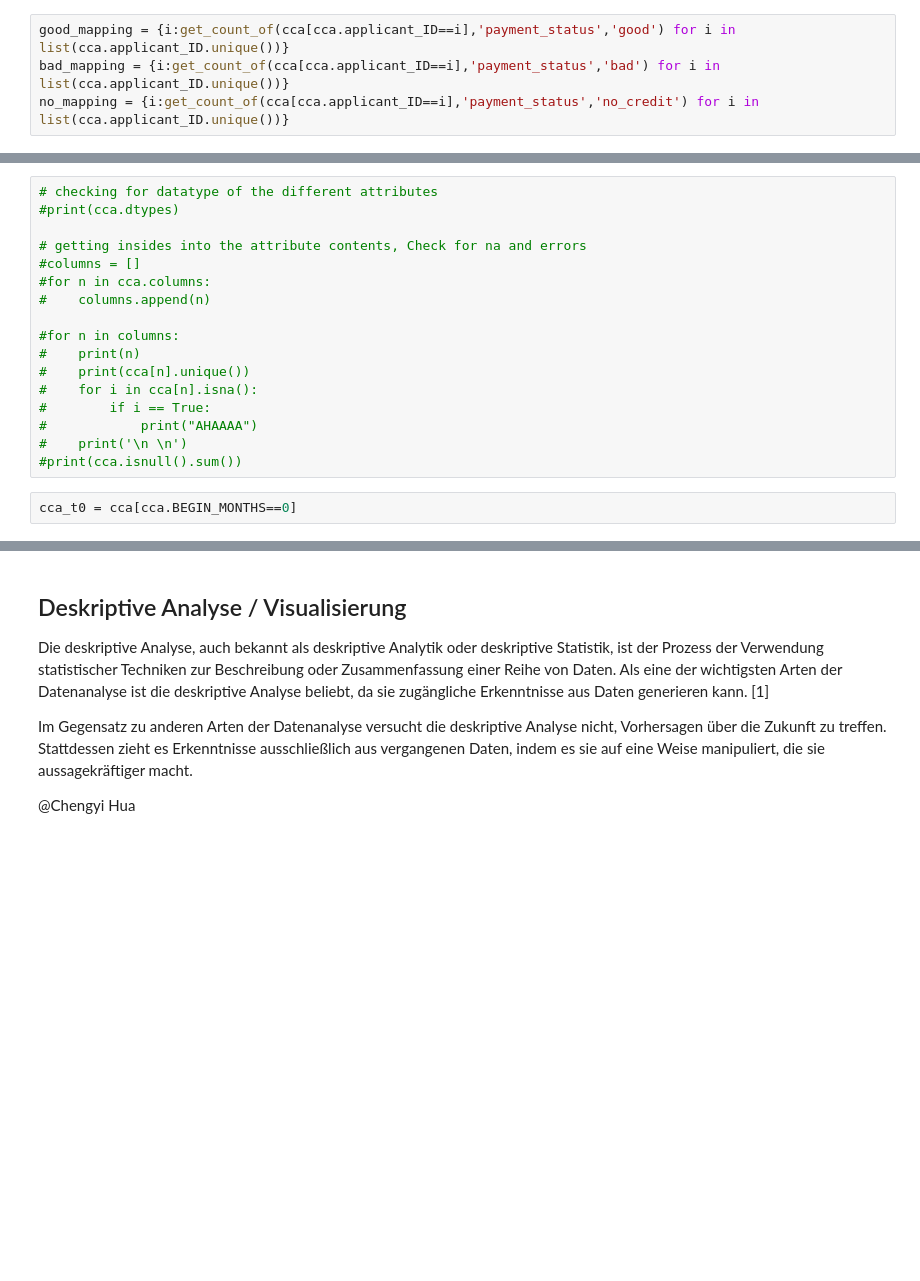
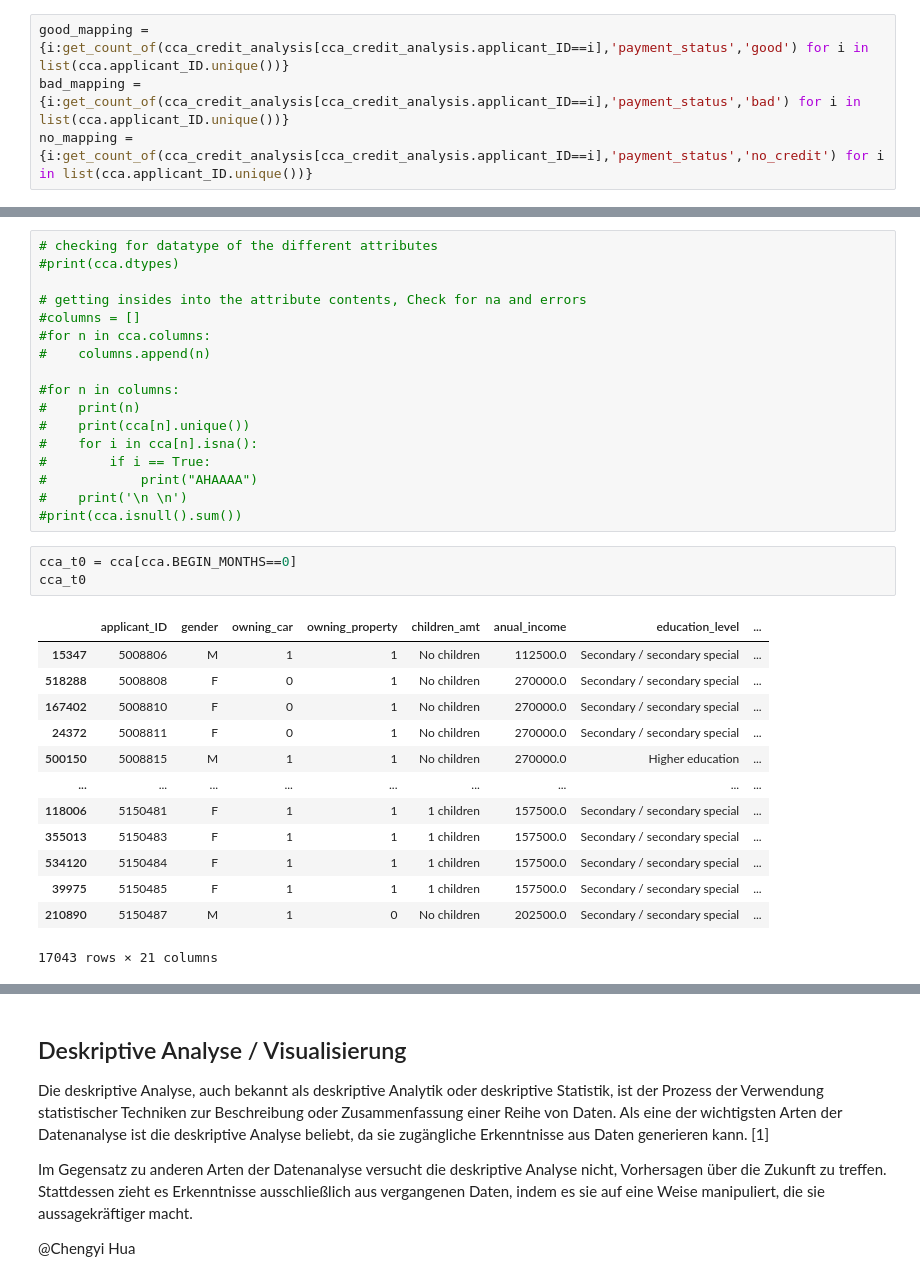
Before and after one commit to yassdenn/cca, a Jupyter notebook: MAIN.ipynb, the cells around one changed output, grey strips where cells are left out. Cells and saved outputs as stored; diff of their text form; blank space fills up the shorter version.

```diff
--- a/MAIN.ipynb
+++ b/MAIN.ipynb
@@ -163,6 +183,6 @@ get_count_of(cca_credit_analysis[cca_credit_analysis.applicant_ID==5008806],'pay
 # %% [output]
 14
 # %%
-good_mapping = {i:get_count_of(cca[cca.applicant_ID==i],'payment_status','good') for i in list(cca.applicant_ID.unique())}
-bad_mapping = {i:get_count_of(cca[cca.applicant_ID==i],'payment_status','bad') for i in list(cca.applicant_ID.unique())}
-no_mapping = {i:get_count_of(cca[cca.applicant_ID==i],'payment_status','no_credit') for i in list(cca.applicant_ID.unique())}
+good_mapping = {i:get_count_of(cca_credit_analysis[cca_credit_analysis.applicant_ID==i],'payment_status','good') for i in list(cca.applicant_ID.unique())}
+bad_mapping = {i:get_count_of(cca_credit_analysis[cca_credit_analysis.applicant_ID==i],'payment_status','bad') for i in list(cca.applicant_ID.unique())}
+no_mapping = {i:get_count_of(cca_credit_analysis[cca_credit_analysis.applicant_ID==i],'payment_status','no_credit') for i in list(cca.applicant_ID.unique())}
@@ -189,6 +229,21 @@ cca['total_no_credit'] = cca.applicant_ID.map(no_mapping)
 #print(cca.isnull().sum())
 # %%
 cca_t0 = cca[cca.BEGIN_MONTHS==0]
+cca_t0
+# %% [output]
+|  | applicant_ID | gender | owning_car | owning_property | children_amt | anual_income | education_level | ... |
+| 15347 | 5008806 | M | 1 | 1 | No children | 112500.0 | Secondary / secondary special | ... |
+| 518288 | 5008808 | F | 0 | 1 | No children | 270000.0 | Secondary / secondary special | ... |
+| 167402 | 5008810 | F | 0 | 1 | No children | 270000.0 | Secondary / secondary special | ... |
+| 24372 | 5008811 | F | 0 | 1 | No children | 270000.0 | Secondary / secondary special | ... |
+| 500150 | 5008815 | M | 1 | 1 | No children | 270000.0 | Higher education | ... |
+| ... | ... | ... | ... | ... | ... | ... | ... | ... |
+| 118006 | 5150481 | F | 1 | 1 | 1 children | 157500.0 | Secondary / secondary special | ... |
+| 355013 | 5150483 | F | 1 | 1 | 1 children | 157500.0 | Secondary / secondary special | ... |
+| 534120 | 5150484 | F | 1 | 1 | 1 children | 157500.0 | Secondary / secondary special | ... |
+| 39975 | 5150485 | F | 1 | 1 | 1 children | 157500.0 | Secondary / secondary special | ... |
+| 210890 | 5150487 | M | 1 | 0 | No children | 202500.0 | Secondary / secondary special | ... |
+17043 rows × 21 columns
 # %%
 cca_unique_id = cca_t0.drop_duplicates('applicant_ID')
 cca_unique_id.sample(10)
```
Also changed, not shown: parts of 5 cells of this notebook, 1 other file.
